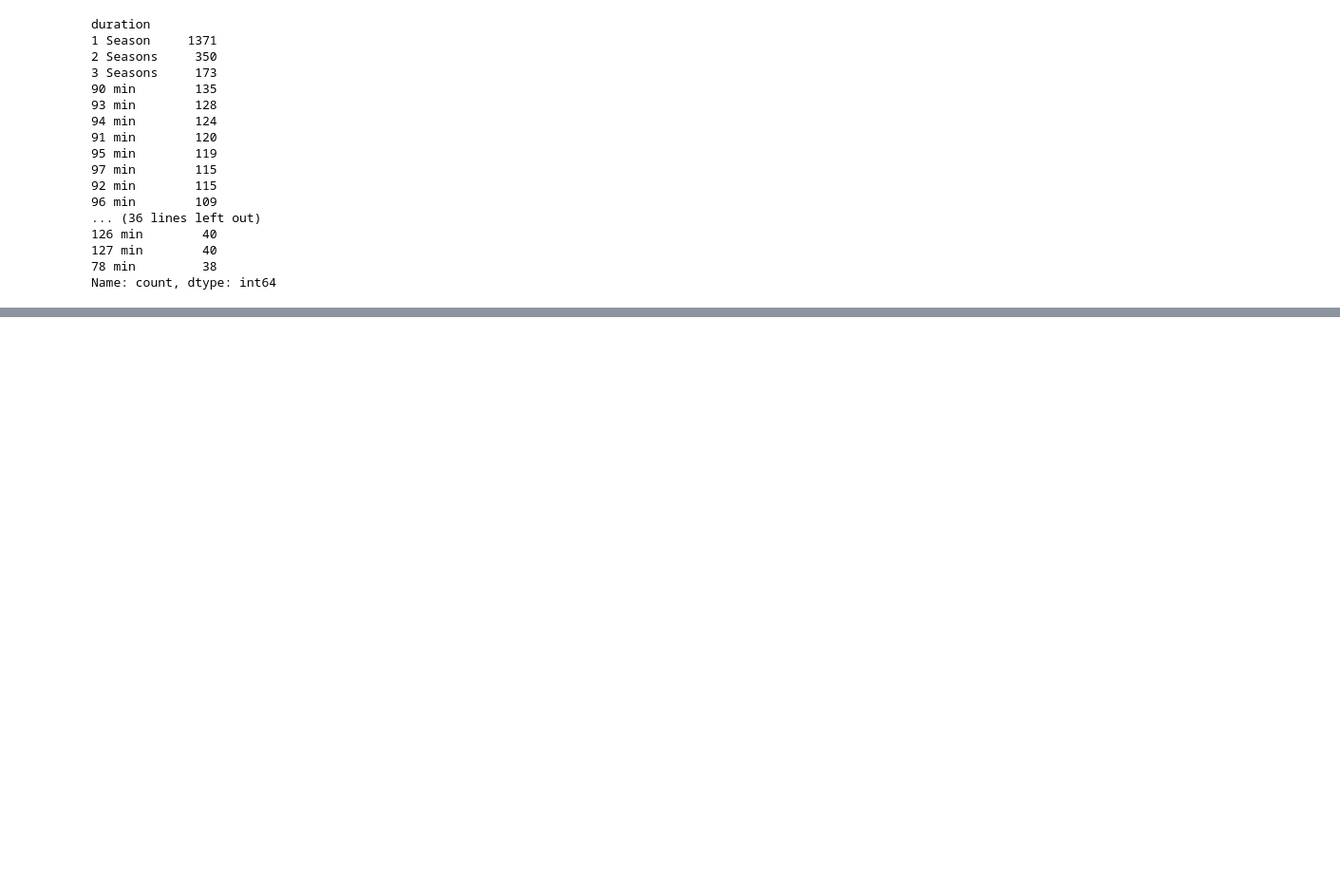
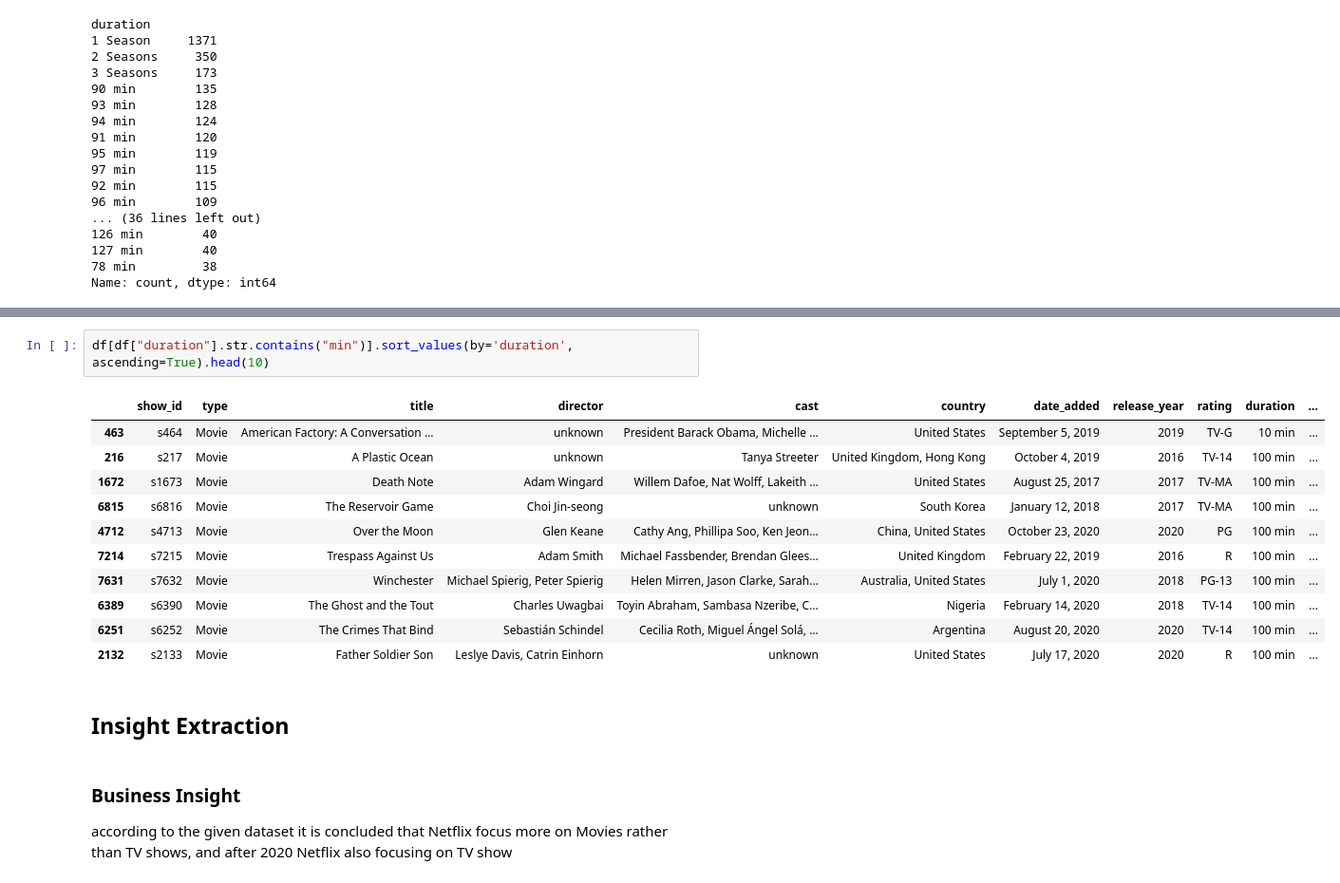
Before and after one commit to Dreamix-Hub/EDA_projects, a Jupyter notebook: netflix_content_eda.ipynb, the cells around one changed output, grey strips where cells are left out. Shown at 95% size. Cells and saved outputs as stored; diff of their text form; blank space fills up the shorter version.

Commit message:
written business insight from the given dataset

```diff
--- a/netflix_content_eda.ipynb
+++ b/netflix_content_eda.ipynb
@@ -374,0 +530,19 @@ Name: count, dtype: int64
+# %%
+df[df["duration"].str.contains("min")].sort_values(by='duration', ascending=True).head(10)
+# %% [output]
+|  | show_id | type | title | director | cast | country | date_added | release_year | rating | duration | ... |
+| 463 | s464 | Movie | American Factory: A Conversation ... | unknown | President Barack Obama, Michelle ... | United States | September 5, 2019 | 2019 | TV-G | 10 min | ... |
+| 216 | s217 | Movie | A Plastic Ocean | unknown | Tanya Streeter | United Kingdom, Hong Kong | October 4, 2019 | 2016 | TV-14 | 100 min | ... |
+| 1672 | s1673 | Movie | Death Note | Adam Wingard | Willem Dafoe, Nat Wolff, Lakeith ... | United States | August 25, 2017 | 2017 | TV-MA | 100 min | ... |
+| 6815 | s6816 | Movie | The Reservoir Game | Choi Jin-seong | unknown | South Korea | January 12, 2018 | 2017 | TV-MA | 100 min | ... |
+| 4712 | s4713 | Movie | Over the Moon | Glen Keane | Cathy Ang, Phillipa Soo, Ken Jeon... | China, United States | October 23, 2020 | 2020 | PG | 100 min | ... |
+| 7214 | s7215 | Movie | Trespass Against Us | Adam Smith | Michael Fassbender, Brendan Glees... | United Kingdom | February 22, 2019 | 2016 | R | 100 min | ... |
+| 7631 | s7632 | Movie | Winchester | Michael Spierig, Peter Spierig | Helen Mirren, Jason Clarke, Sarah... | Australia, United States | July 1, 2020 | 2018 | PG-13 | 100 min | ... |
+| 6389 | s6390 | Movie | The Ghost and the Tout | Charles Uwagbai | Toyin Abraham, Sambasa Nzeribe, C... | Nigeria | February 14, 2020 | 2018 | TV-14 | 100 min | ... |
+| 6251 | s6252 | Movie | The Crimes That Bind | Sebastián Schindel | Cecilia Roth, Miguel Ángel Solá, ... | Argentina | August 20, 2020 | 2020 | TV-14 | 100 min | ... |
+| 2132 | s2133 | Movie | Father Soldier Son | Leslye Davis, Catrin Einhorn | unknown | United States | July 17, 2020 | 2020 | R | 100 min | ... |
+# %% [markdown]
+## Insight Extraction
+# %% [markdown]
+### Business Insight
+according to the given dataset it is concluded that Netflix focus more on Movies rather than TV shows, and after 2020 Netflix also focusing on TV show
```
Also changed, not shown: parts of 13 cells of this notebook.
